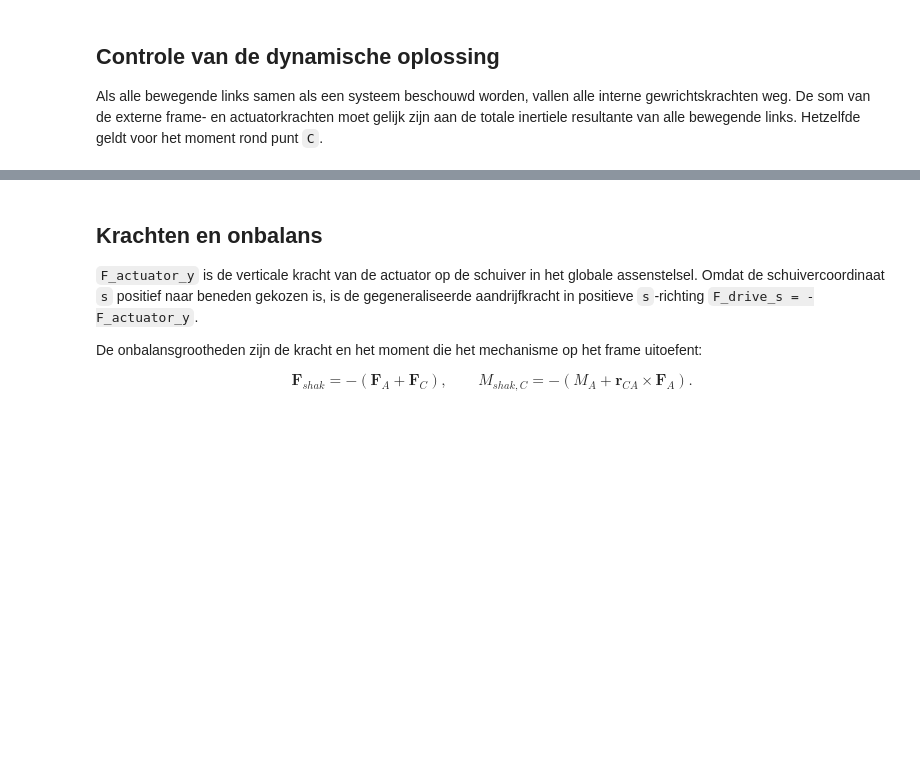
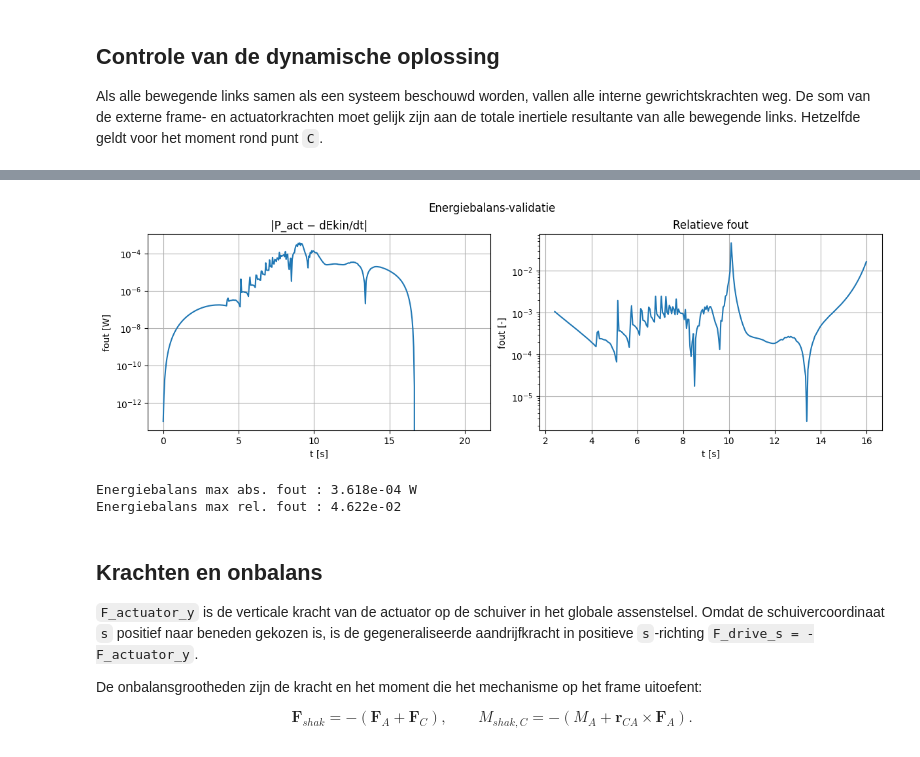
Before and after one commit to AlecVanVlerken/Bewegingen-trillingen-project, a Jupyter notebook: project/notebooks/Stangen/Notebook 2.ipynb, the cells around one changed output, grey strips where cells are left out. Saved outputs shown, nothing was run; the diff lists cells and outputs as text; code cells hidden in the pictures; blank space fills up the shorter version.

```diff
--- a/project/notebooks/Stangen/Notebook 2.ipynb
+++ b/project/notebooks/Stangen/Notebook 2.ipynb
@@ -312,3 +371,54 @@ print(f"max |M_A|                     = {np.max(np.abs(M_guide_A)):.3e} Nm")
+# %%
+# Energiebalans-validatie: P_act = dEkin/dt (inertie-only)
+
+# Kinetische energie van alle links + puntmassa K
+Ekin_nb2 = np.zeros(n_steps)
+
+# Link 2: schuiver (puur translatie, geen rotatie)
+Ekin_nb2 += 0.5 * masses[2] * np.sum(cg_vel[2]**2, axis=1)
+
+# Links 3-8: translatie + rotatie
+omega_nb2 = {3: dtheta3, 4: dtheta4, 5: dtheta5, 6: dtheta6, 7: dtheta7, 8: dtheta8}
+for link_id in range(3, 9):
+    Ekin_nb2 += (0.5 * masses[link_id] * np.sum(cg_vel[link_id]**2, axis=1)
+                 + 0.5 * inertias[link_id] * omega_nb2[link_id]**2)
+
+# Puntmassa K
+Ekin_nb2 += 0.5 * payload_mass_K * np.sum(K_vel**2, axis=1)
+
+# Numerieke afgeleide via centrale differenties
+dEkin_dt_nb2 = np.gradient(Ekin_nb2, t)
+
+# Energiebalans: P_act - dEkin/dt (moet ≈ 0)
+energy_balance_error_nb2 = F_drive_s * ds - dEkin_dt_nb2
+
+denom_nb2 = np.where(np.abs(F_drive_s * ds) > 1e-4, F_drive_s * ds, np.nan)
+energy_balance_rel_nb2 = np.abs(energy_balance_error_nb2 / denom_nb2)
+
+fig_eb2, ax_eb2 = plt.subplots(1, 2, figsize=(12, 4), constrained_layout=True)
+fig_eb2.suptitle("Energiebalans-validatie")
+
+ax_eb2[0].plot(t, np.abs(energy_balance_error_nb2))
+ax_eb2[0].set_title("|P_act − dEkin/dt|")
+ax_eb2[0].set_yscale("log")
+ax_eb2[0].set_xlabel("t [s]")
+ax_eb2[0].set_ylabel("fout [W]")
+ax_eb2[0].grid(True)
+
+ax_eb2[1].plot(t, energy_balance_rel_nb2)
+ax_eb2[1].set_title("Relatieve fout")
+ax_eb2[1].set_yscale("log")
+ax_eb2[1].set_xlabel("t [s]")
+ax_eb2[1].set_ylabel("fout [-]")
+ax_eb2[1].grid(True)
+
+plt.show()
+print(f"Energiebalans max abs. fout : {np.nanmax(np.abs(energy_balance_error_nb2)):.3e} W")
+print(f"Energiebalans max rel. fout : {np.nanmax(energy_balance_rel_nb2):.3e}")
+# %% [output]
+[figure, added]
+Energiebalans max abs. fout : 3.618e-04 W
+Energiebalans max rel. fout : 4.622e-02
 # %% [markdown]
 ## Krachten en onbalans
 
```
Also changed, not shown: parts of 12 cells of this notebook, 8 other files.
